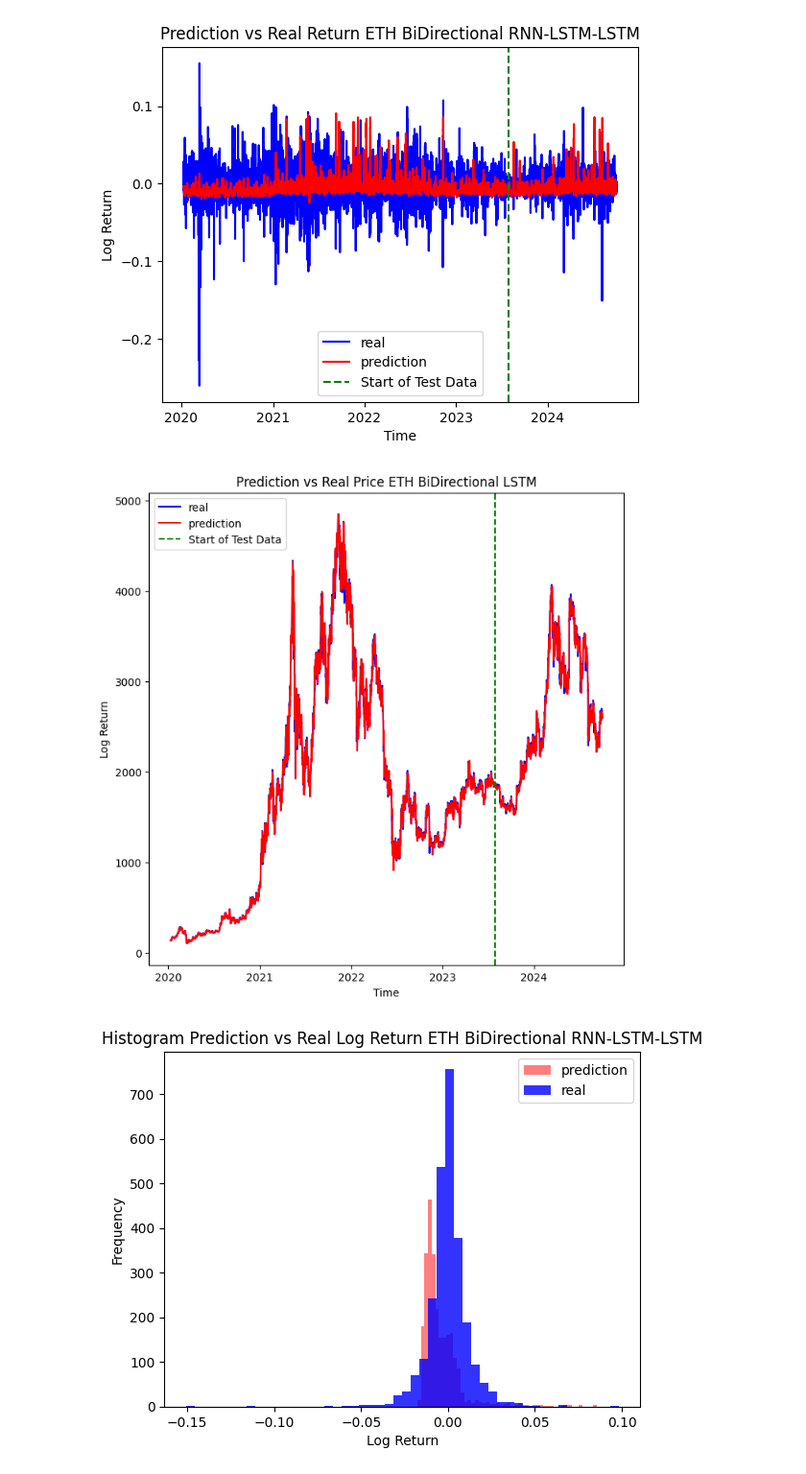
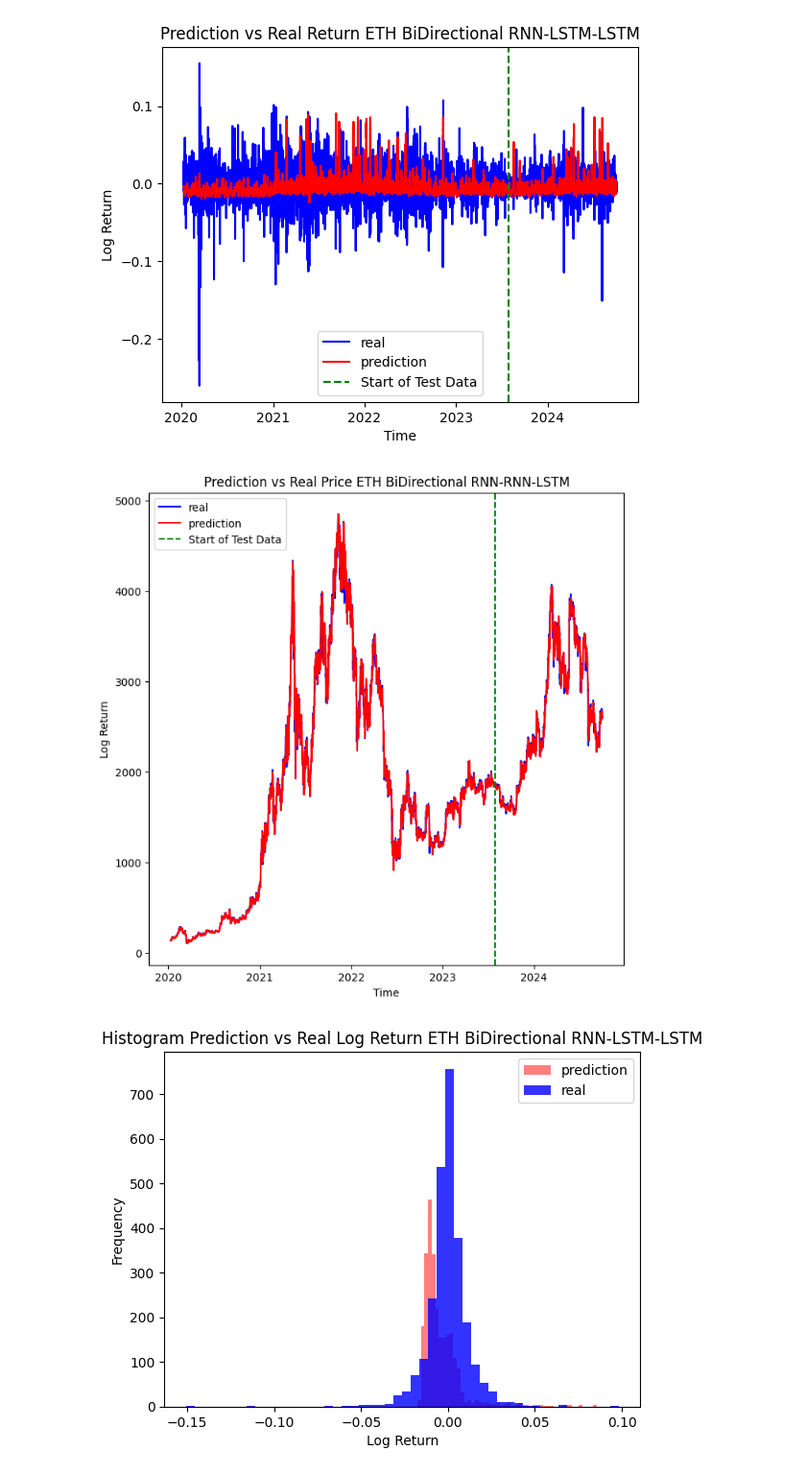
Before and after one commit to Rageus17/skripsi-git, a Jupyter notebook: BiDirectional Cauchy/BiDircetional-RNN-LSTM-LSTM-CauchyLoss.ipynb, the cells around one changed output. Shown at 96% size. Saved outputs shown, nothing was run; the diff lists cells and outputs as text; code cells hidden in the pictures.

```diff
--- a/BiDirectional Cauchy/BiDircetional-RNN-LSTM-LSTM-CauchyLoss.ipynb
+++ b/BiDirectional Cauchy/BiDircetional-RNN-LSTM-LSTM-CauchyLoss.ipynb
@@ -759,20 +759,20 @@ combined_real_price = np.concatenate((close_train,close_real))
 # %%
 plt.figure(figsize=(8,8))
 plt.plot(combined_date,combined_real_price, label = 'real',color='blue')
 
 plt.plot(combined_date,combined_price_prediction,label = 'prediction',color='red')
 plt.axvline(test_date[0],color='green', linestyle='--', label='Start of Test Data')
 
 plt.xlabel(
     'Time'
 )
 plt.ylabel('Log Return')
 # plt.plot(y_test, label = 'real')
-plt.title("Prediction vs Real Price ETH BiDirectional LSTM")
+plt.title("Prediction vs Real Price ETH BiDirectional RNN-RNN-LSTM")
 plt.legend()
 plt.show()
 # %% [output]
-[figure, old version]
+[figure, new version]
 # %%
 plt.hist(prediction_np,bins=50,label = 'prediction',color='red',alpha=0.5)
 plt.hist(y_test,bins=50,label='real',color='blue',alpha=0.8)
```
Also changed, not shown: parts of 3 cells of this notebook.
